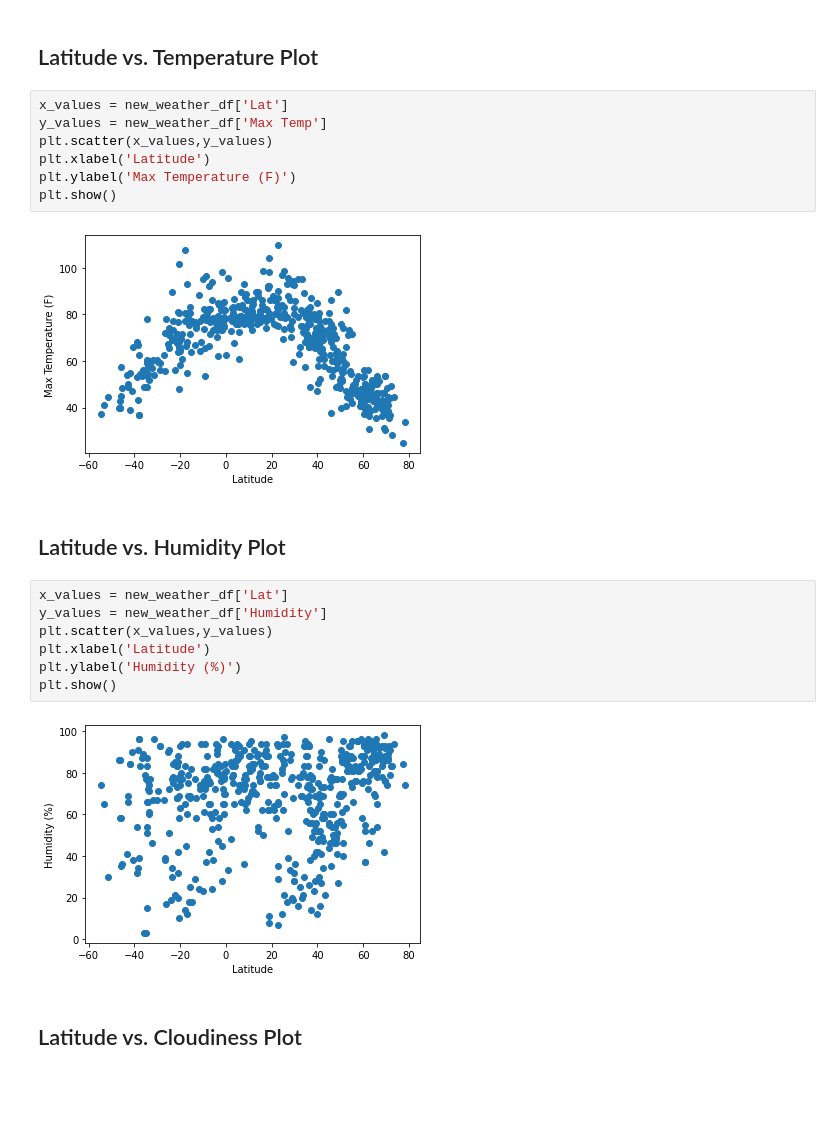
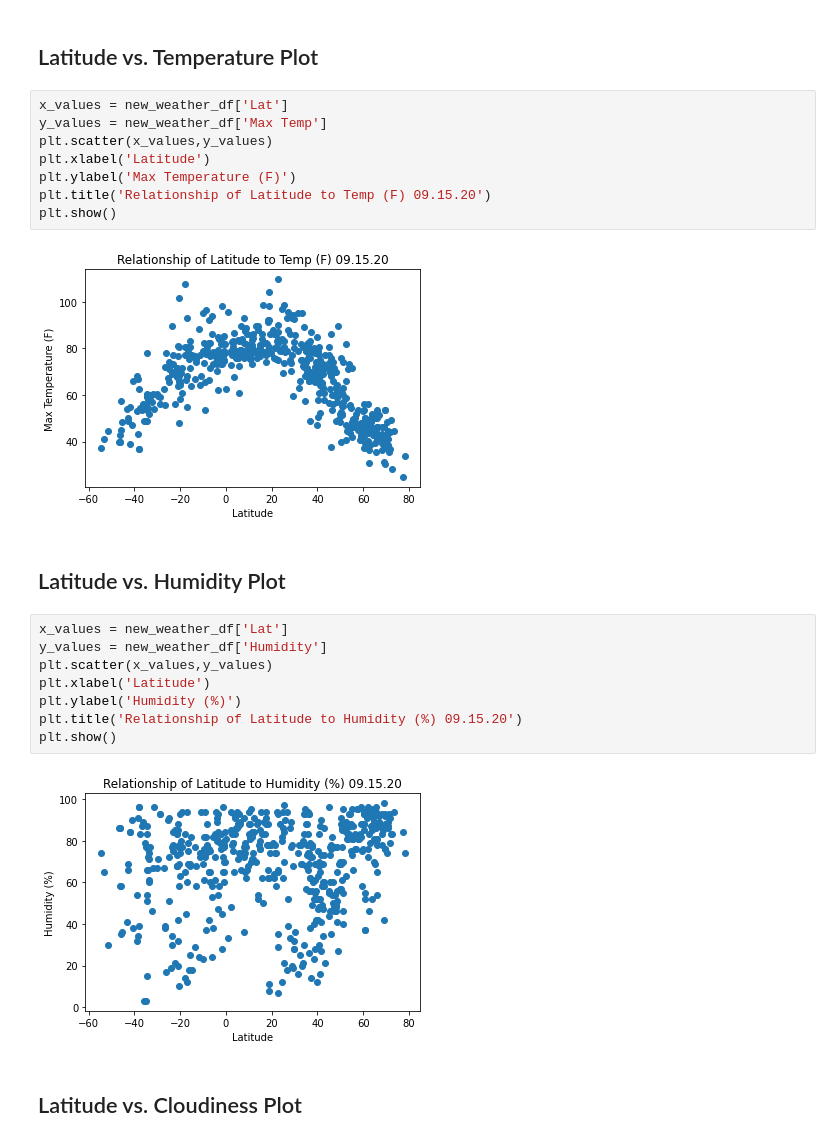
Before and after one commit to loucksjohn/python_api_challenge, a Jupyter notebook: WeatherPy/WeatherPy.ipynb, the cells around one changed output. Cells and saved outputs as stored; diff of their text form; blank space fills up the shorter version.

Commit message:
adding titles and pngs

```diff
--- a/WeatherPy/WeatherPy.ipynb
+++ b/WeatherPy/WeatherPy.ipynb
@@ -180,12 +180,13 @@ new_weather_df
 # %%
 x_values = new_weather_df['Lat']
 y_values = new_weather_df['Max Temp']
 plt.scatter(x_values,y_values)
 plt.xlabel('Latitude')
 plt.ylabel('Max Temperature (F)')
+plt.title('Relationship of Latitude to Temp (F) 09.15.20')
 plt.show()
 # %% [output]
-[figure, old version]
+[figure, new version]
 # %% [markdown]
 ## Latitude vs. Humidity Plot
 # %%
@@ -194,9 +195,10 @@ y_values = new_weather_df['Humidity']
 plt.scatter(x_values,y_values)
 plt.xlabel('Latitude')
 plt.ylabel('Humidity (%)')
+plt.title('Relationship of Latitude to Humidity (%) 09.15.20')
 plt.show()
 # %% [output]
-[figure, old version]
+[figure, new version]
 # %% [markdown]
 ## Latitude vs. Cloudiness Plot
 # %%
```
Also changed, not shown: parts of 12 cells of this notebook, 12 other files.
